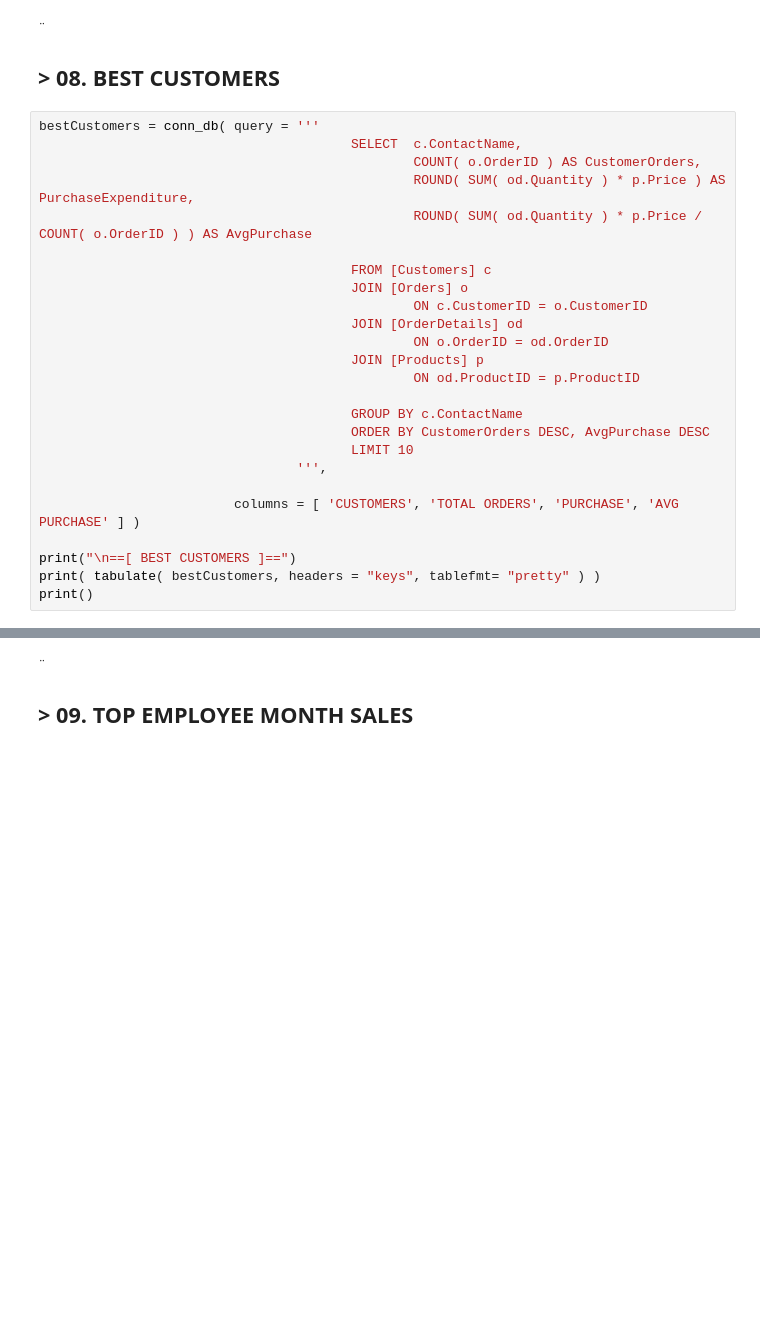
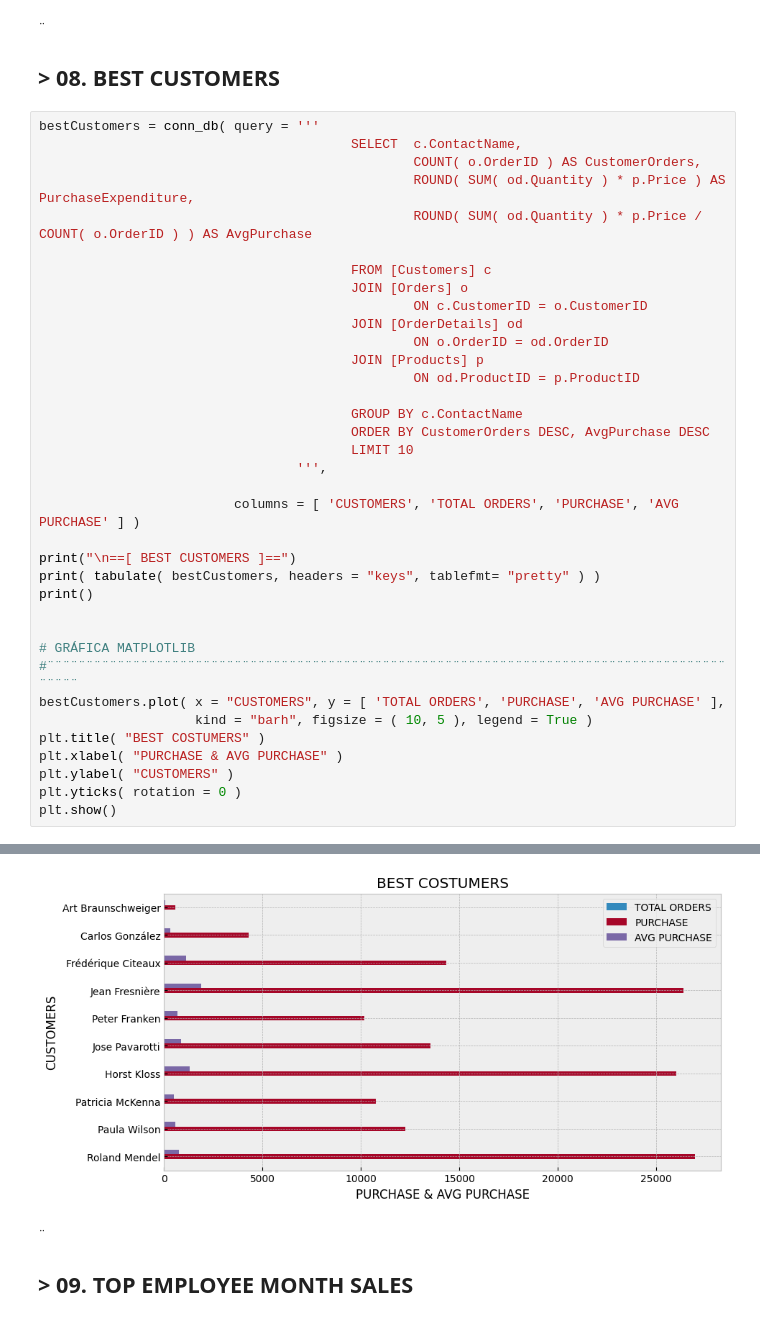
Before and after one commit to AlexIverson3/NorthWindDB-Analysis, a Jupyter notebook: NorthWind_Analysis.ipynb, the cells around one changed output, grey strips where cells are left out. Drawn from its saved outputs; the diff is of its cells as text; blank space fills up the shorter version.

```diff
--- a/NorthWind_Analysis.ipynb
+++ b/NorthWind_Analysis.ipynb
@@ -418,3 +452,15 @@ bestCustomers = conn_db( query = '''
 print("\n==[ BEST CUSTOMERS ]==")
 print( tabulate( bestCustomers, headers = "keys", tablefmt= "pretty" ) )
 print()
+
+
+# GRÁFICA MATPLOTLIB
+#¨¨¨¨¨¨¨¨¨¨¨¨¨¨¨¨¨¨¨¨¨¨¨¨¨¨¨¨¨¨¨¨¨¨¨¨¨¨¨¨¨¨¨¨¨¨¨¨¨¨¨¨¨¨¨¨¨¨¨¨¨¨¨¨¨¨¨¨¨¨¨¨¨¨¨¨¨¨¨¨¨¨¨¨¨¨¨¨¨¨¨¨
+bestCustomers.plot( x = "CUSTOMERS", y = [ 'TOTAL ORDERS', 'PURCHASE', 'AVG PURCHASE' ],
+                    kind = "barh", figsize = ( 10, 5 ), legend = True )
+plt.title( "BEST COSTUMERS" )
+plt.xlabel( "PURCHASE & AVG PURCHASE" )
+plt.ylabel( "CUSTOMERS" )
+plt.yticks( rotation = 0 )
+plt.show()
+# %% [output]
@@ -421,3 +482,4 @@ print()
+[figure, added]
 # %% [markdown]
 ¨
  ## > 09. TOP EMPLOYEE MONTH SALES
```
Also changed, not shown: parts of 5 cells of this notebook, 11 other files.
